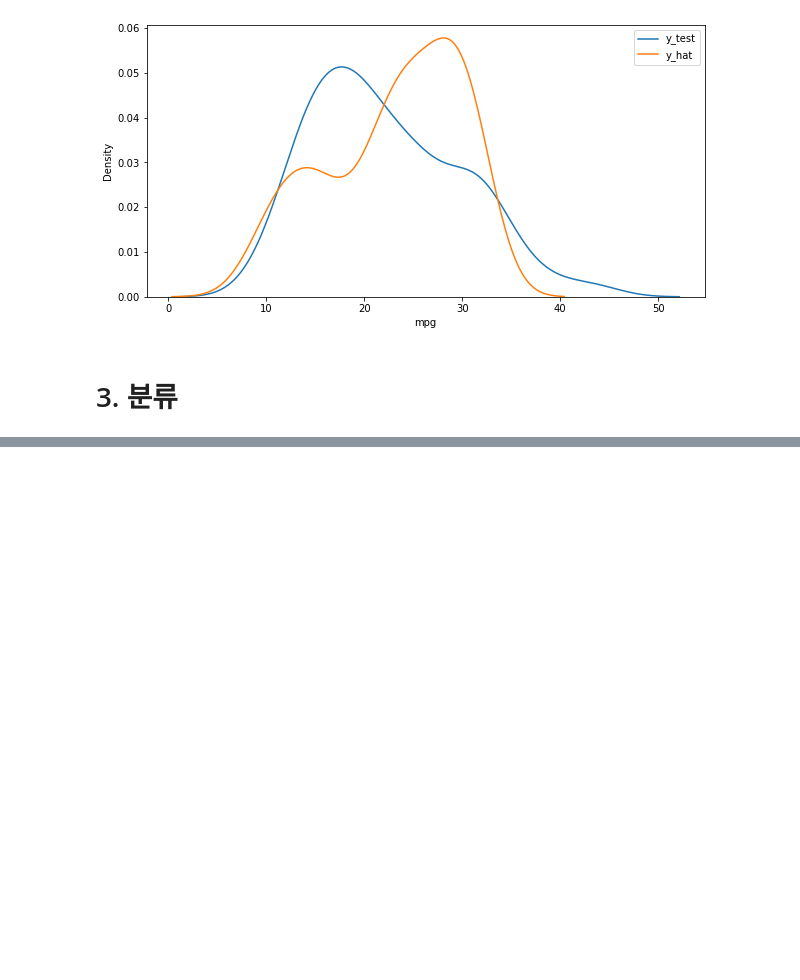
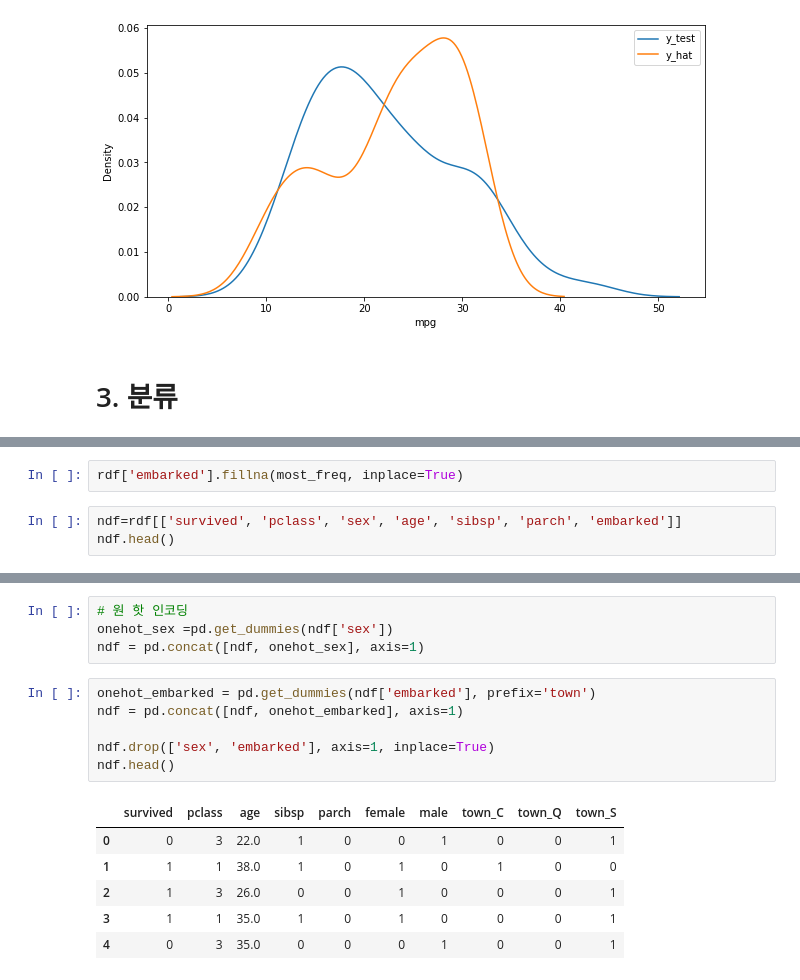
Before and after one commit to harryyang1982/pandas_data_analysis, a Jupyter notebook: part7.ipynb, the cells around one changed output, grey strips where cells are left out. Saved outputs shown, nothing was run; the diff lists cells and outputs as text; blank space fills up the shorter version.

```diff
--- a/part7.ipynb
+++ b/part7.ipynb
@@ -353,0 +432,5 @@ plt.show()
+# %%
+rdf['embarked'].fillna(most_freq, inplace=True)
+# %%
+ndf=rdf[['survived', 'pclass', 'sex', 'age', 'sibsp', 'parch', 'embarked']]
+ndf.head()
@@ -353,0 +444,17 @@ plt.show()
+# %%
+# 원 핫 인코딩
+onehot_sex =pd.get_dummies(ndf['sex'])
+ndf = pd.concat([ndf, onehot_sex], axis=1)
+# %%
+onehot_embarked = pd.get_dummies(ndf['embarked'], prefix='town')
+ndf = pd.concat([ndf, onehot_embarked], axis=1)
+
+ndf.drop(['sex', 'embarked'], axis=1, inplace=True)
+ndf.head()
+# %% [output]
+|  | survived | pclass | age | sibsp | parch | female | male | town_C | town_Q | town_S |
+| 0 | 0 | 3 | 22.0 | 1 | 0 | 0 | 1 | 0 | 0 | 1 |
+| 1 | 1 | 1 | 38.0 | 1 | 0 | 1 | 0 | 1 | 0 | 0 |
+| 2 | 1 | 3 | 26.0 | 0 | 0 | 1 | 0 | 0 | 0 | 1 |
+| 3 | 1 | 1 | 35.0 | 1 | 0 | 1 | 0 | 0 | 0 | 1 |
+| 4 | 0 | 3 | 35.0 | 0 | 0 | 0 | 1 | 0 | 0 | 1 |
```
Also changed, not shown: parts of 16 cells of this notebook.
